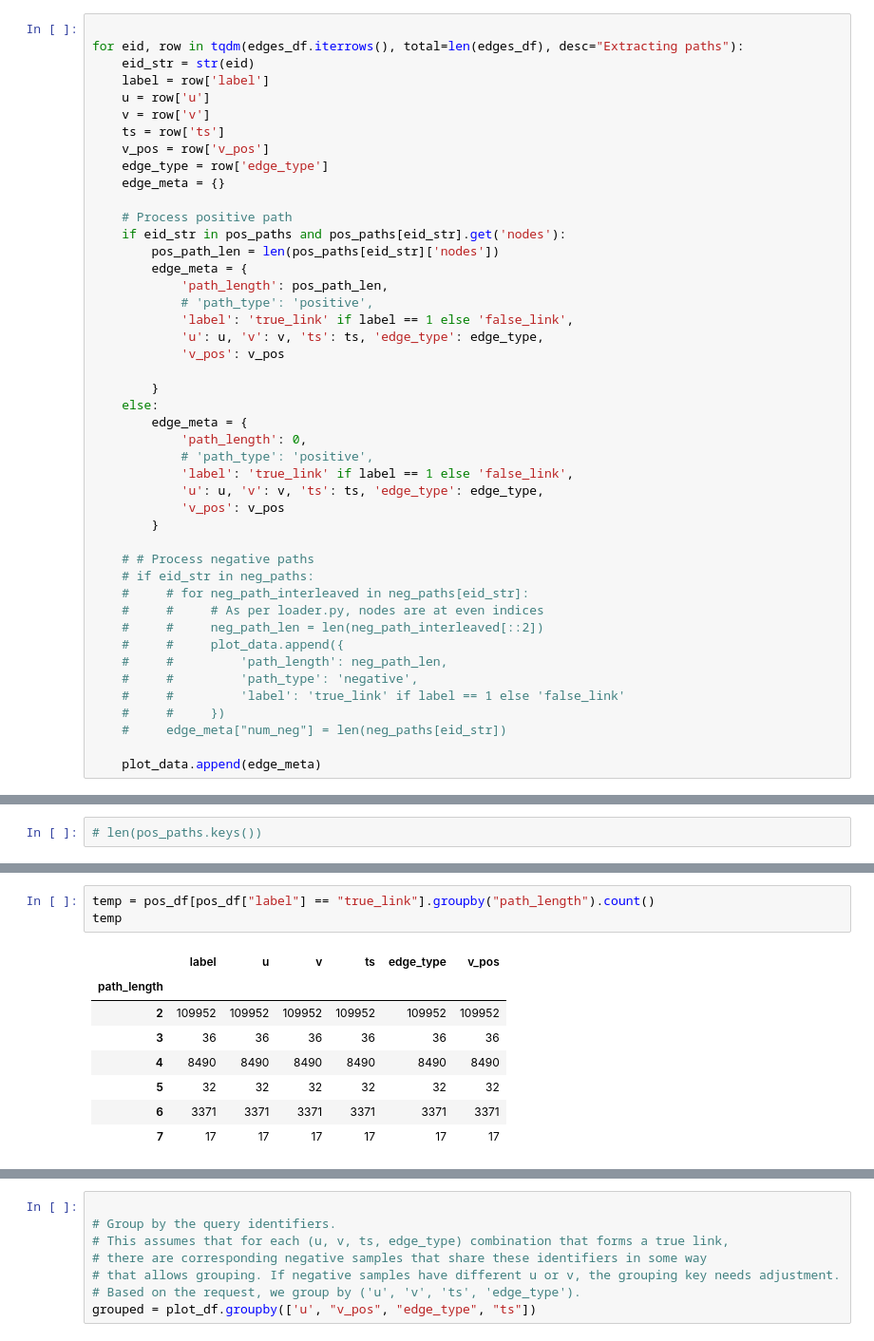
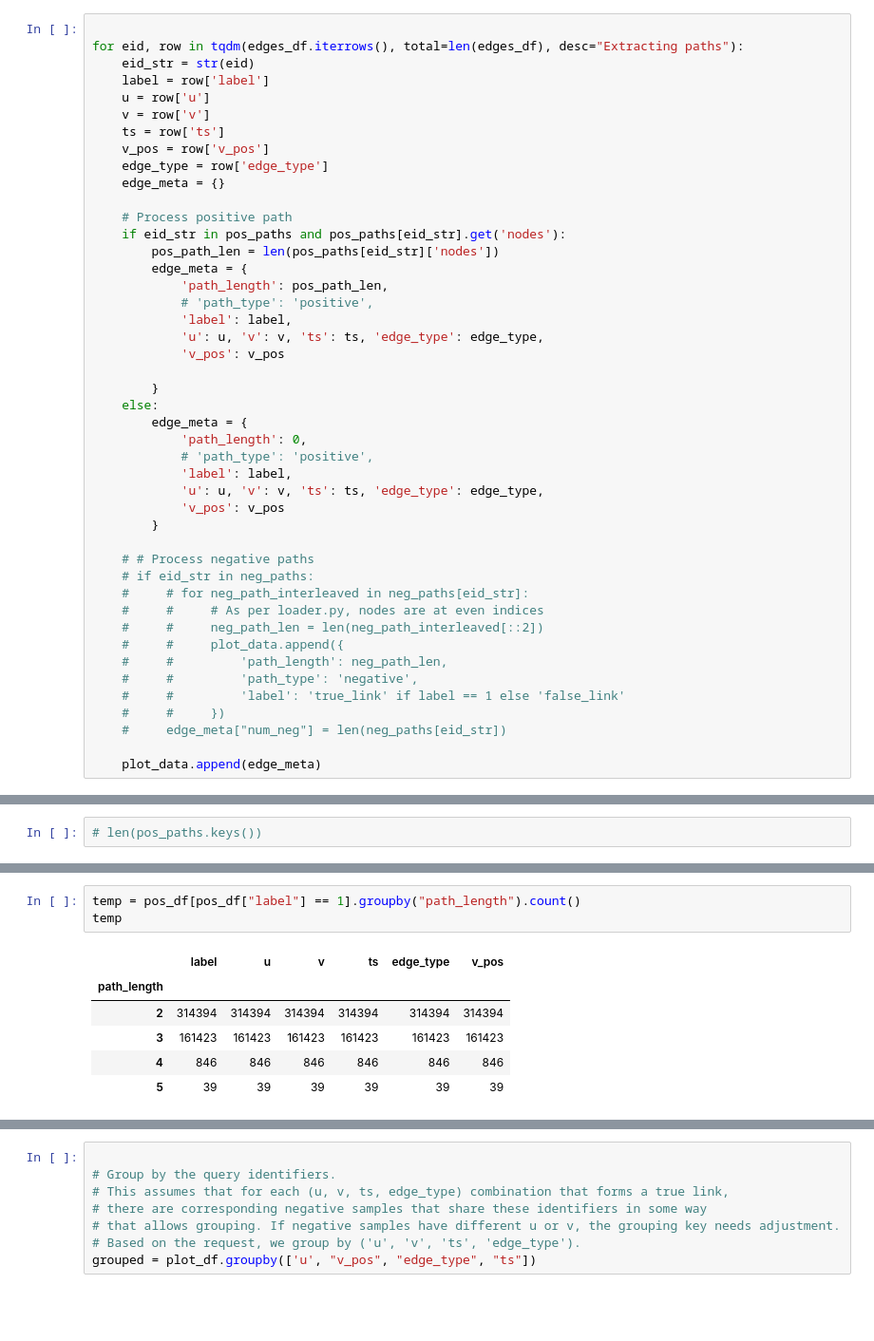
Before and after one commit to HaiDang2001VN/tkgc-art, a Jupyter notebook: v5/test.ipynb, the cells around one changed output, grey strips where cells are left out. Shown: that part at 95% size. Cells and saved outputs as stored; diff of their text form; blank space fills up the shorter version.

```diff
--- a/v5/test.ipynb
+++ b/v5/test.ipynb
@@ -171,7 +174,7 @@ for eid, row in tqdm(edges_df.iterrows(), total=len(edges_df), desc="Extracting
         edge_meta = {
             'path_length': pos_path_len,
             # 'path_type': 'positive',
-            'label': 'true_link' if label == 1 else 'false_link',
+            'label': label,
             'u': u, 'v': v, 'ts': ts, 'edge_type': edge_type,
             'v_pos': v_pos
 
@@ -180,7 +183,7 @@ for eid, row in tqdm(edges_df.iterrows(), total=len(edges_df), desc="Extracting
         edge_meta = {
             'path_length': 0,
             # 'path_type': 'positive',
-            'label': 'true_link' if label == 1 else 'false_link',
+            'label': label,
             'u': u, 'v': v, 'ts': ts, 'edge_type': edge_type,
             'v_pos': v_pos
         }
@@ -415,15 +418,13 @@ pos_df
 # %%
-temp = pos_df[pos_df["label"] == "true_link"].groupby("path_length").count()
+temp = pos_df[pos_df["label"] == 1].groupby("path_length").count()
 temp
 # %% [output]
 |  | label | u | v | ts | edge_type | v_pos |
 | path_length |  |  |  |  |  |  |
-| 2 | 109952 | 109952 | 109952 | 109952 | 109952 | 109952 |
-| 3 | 36 | 36 | 36 | 36 | 36 | 36 |
-| 4 | 8490 | 8490 | 8490 | 8490 | 8490 | 8490 |
-| 5 | 32 | 32 | 32 | 32 | 32 | 32 |
-| 6 | 3371 | 3371 | 3371 | 3371 | 3371 | 3371 |
-| 7 | 17 | 17 | 17 | 17 | 17 | 17 |
+| 2 | 314394 | 314394 | 314394 | 314394 | 314394 | 314394 |
+| 3 | 161423 | 161423 | 161423 | 161423 | 161423 | 161423 |
+| 4 | 846 | 846 | 846 | 846 | 846 | 846 |
+| 5 | 39 | 39 | 39 | 39 | 39 | 39 |
 # %%
 temp / temp.sum() * 100
 # %% [output]
```
Also changed, not shown: parts of 47 cells of this notebook, 2 other files.
